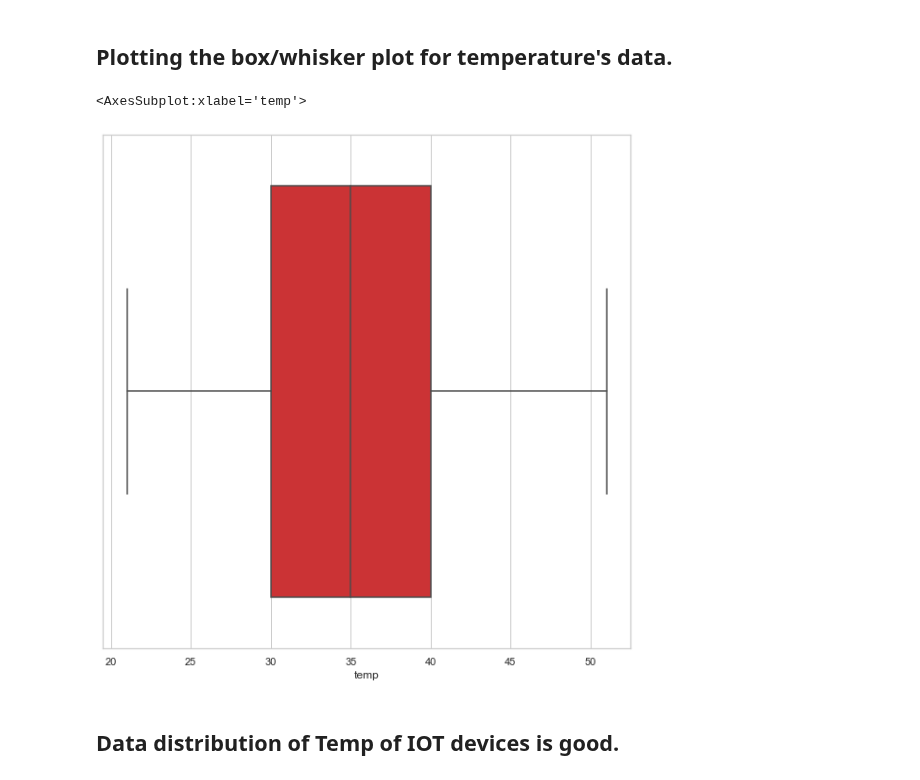
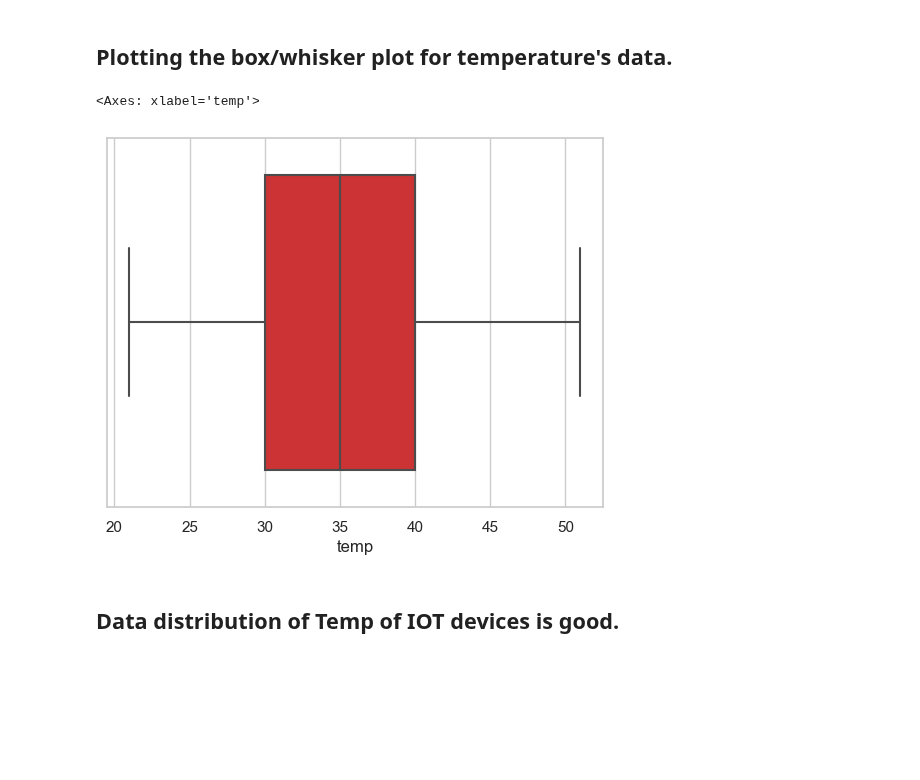
Before and after one commit to Harsh502s/ML-Assignments, a Jupyter notebook: Notebooks/Assignment 1 IOT Analysis.ipynb, the cells around one changed output. Drawn from its saved outputs; the diff is of its cells as text; code cells hidden in the pictures; blank space fills up the shorter version.

```diff
--- a/Notebooks/Assignment 1 IOT Analysis.ipynb
+++ b/Notebooks/Assignment 1 IOT Analysis.ipynb
@@ -13,2 +26,4 @@ w.filterwarnings('ignore')
 # %%
-df = pd.read_csv(r"Z:\226511 ML\Data Sets\MLK\IOT-temp.csv")
+df = pd.read_csv(
+    r"C:\Users\harsh\College\ML-Assignments\Data Sets\MLK\IOT-temp.csv")
+df.head()
@@ -89,4 +79,9 @@ df
 # %% [markdown]
 ## Converting the timestamp column from object to datatime for feature engineering.
 # %%
-df["noted_date"] = pd.to_datetime(df.noted_date)
+df["noted_date"] = pd.to_datetime(df["noted_date"])
+
+df["date"] = df["noted_date"].dt.date
+df["time"] = df["noted_date"].dt.time
+
+df.drop("noted_date", axis=1, inplace=True)
@@ -122,2 +95,0 @@ df["out/in"] = le.fit_transform(df["out/in"])
-# %%
-df = df.rename(columns={"out/in": "in/out"})
@@ -144,4 +103,0 @@ df.date = pd.to_datetime(df.date)
-# %%
-df["year"] = df["date"].dt.year
-df["month"] = df["date"].dt.month
-df["day"] = df["date"].dt.day
@@ -164,12 +104,11 @@ df
 # %% [markdown]
 ## Plotting the box/whisker plot for temperature's data.
 # %%
-plt.figure(figsize=(10, 10))
 sns.set_theme(style="whitegrid")
-sns.boxplot("temp", data=df, palette="Set1")
+sns.boxplot(x="temp", data=df, palette="Set1")
 # %% [output]
-<AxesSubplot:xlabel='temp'>
+<Axes: xlabel='temp'>
-[figure, old version]
+[figure, new version]
 # %% [markdown]
 ## Data distribution of Temp of IOT devices is good.
 # %%
```
Also changed, not shown: parts of 17 cells of this notebook, 8 other files.
